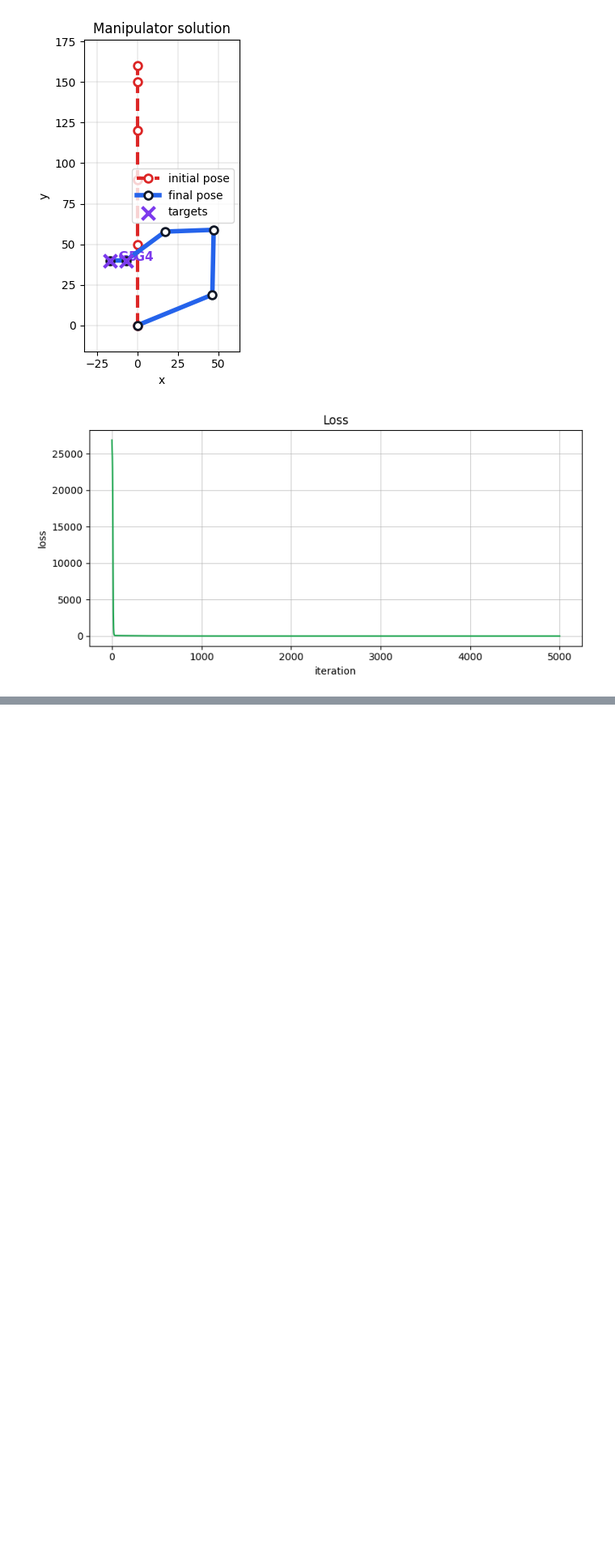
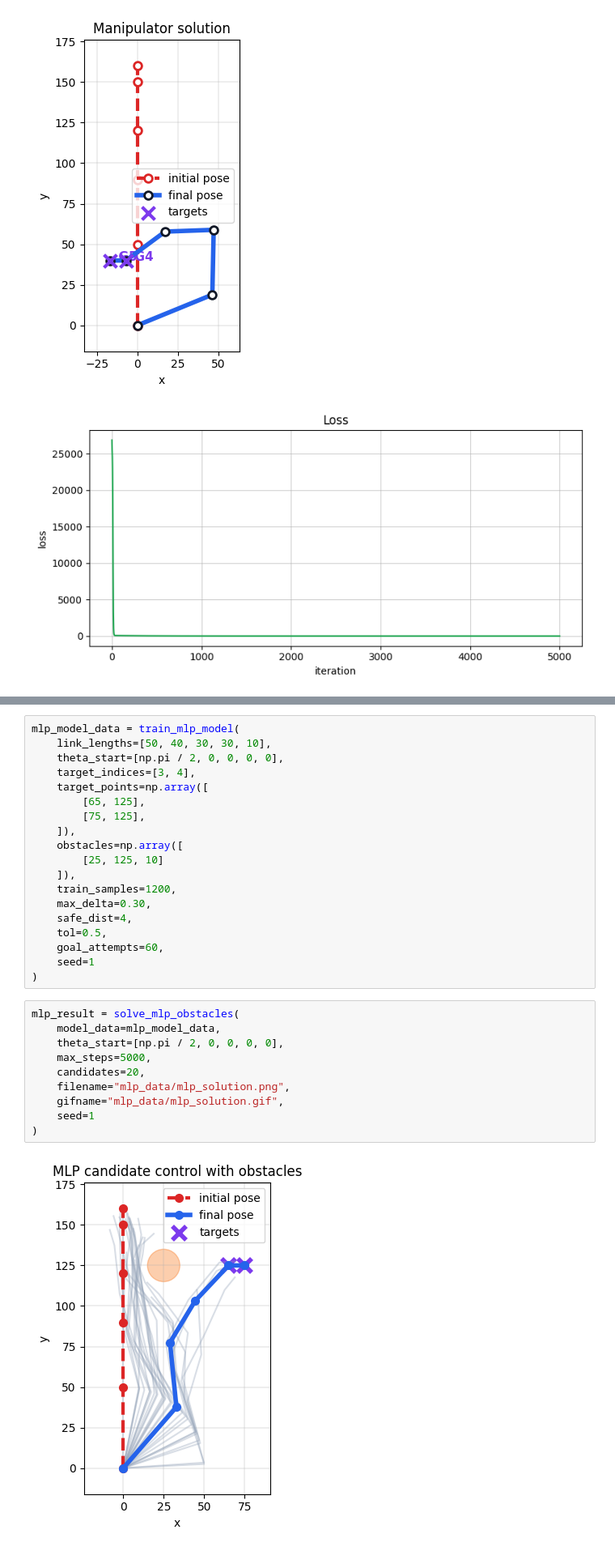
Before and after one commit to n-sukhov/manipulator-ml-control, a Jupyter notebook: manipulator_ml_control.ipynb, the cells around one changed output, grey strips where cells are left out. Shown at 81% size. Drawn from its saved outputs; the diff is of its cells as text; blank space fills up the shorter version.

```diff
--- a/manipulator_ml_control.ipynb
+++ b/manipulator_ml_control.ipynb
@@ -360,0 +921,31 @@ class Map:
+# %%
+mlp_model_data = train_mlp_model(
+    link_lengths=[50, 40, 30, 30, 10],
+    theta_start=[np.pi / 2, 0, 0, 0, 0],
+    target_indices=[3, 4],
+    target_points=np.array([
+        [65, 125],
+        [75, 125],
+    ]),
+    obstacles=np.array([
+        [25, 125, 10]
+    ]),
+    train_samples=1200,
+    max_delta=0.30,
+    safe_dist=4,
+    tol=0.5,
+    goal_attempts=60,
+    seed=1
+)
+# %%
+mlp_result = solve_mlp_obstacles(
+    model_data=mlp_model_data,
+    theta_start=[np.pi / 2, 0, 0, 0, 0],
+    max_steps=5000,
+    candidates=20,
+    filename="mlp_data/mlp_solution.png",
+    gifname="mlp_data/mlp_solution.gif",
+    seed=1
+)
+# %% [output]
+[figure, added]
```
Also changed, not shown: parts of 21 cells of this notebook, 2 other files.
